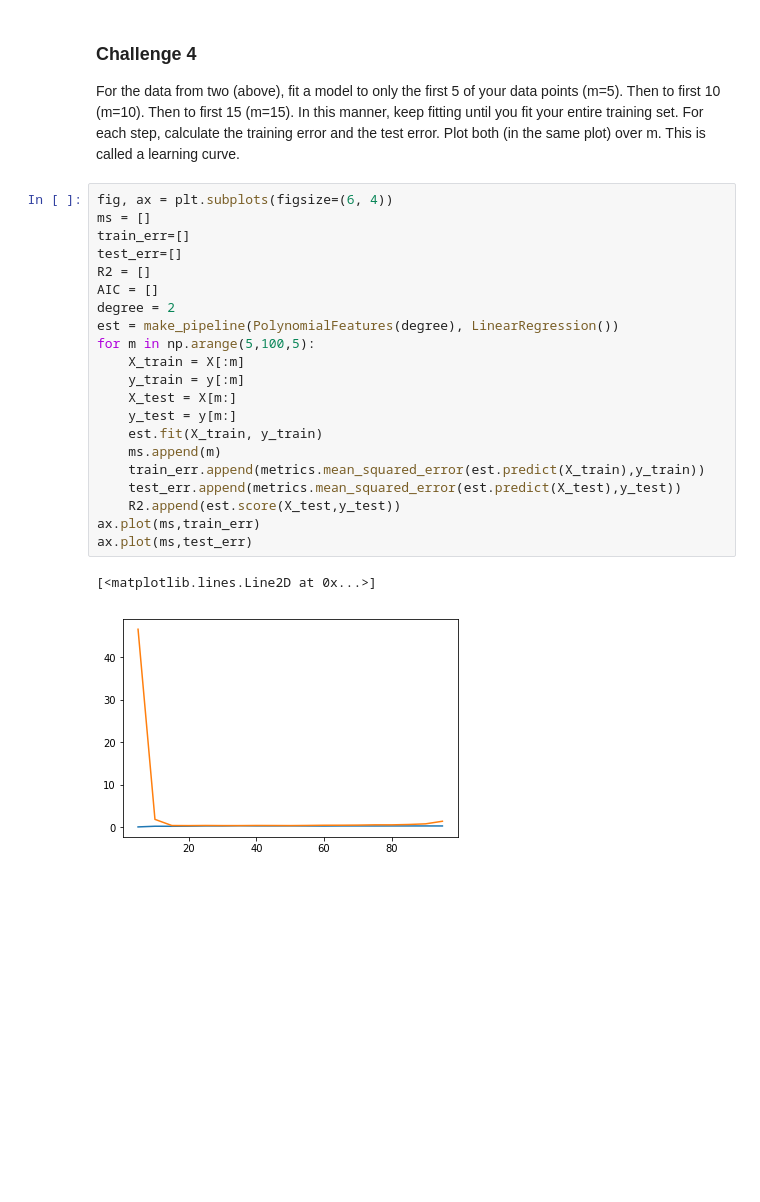
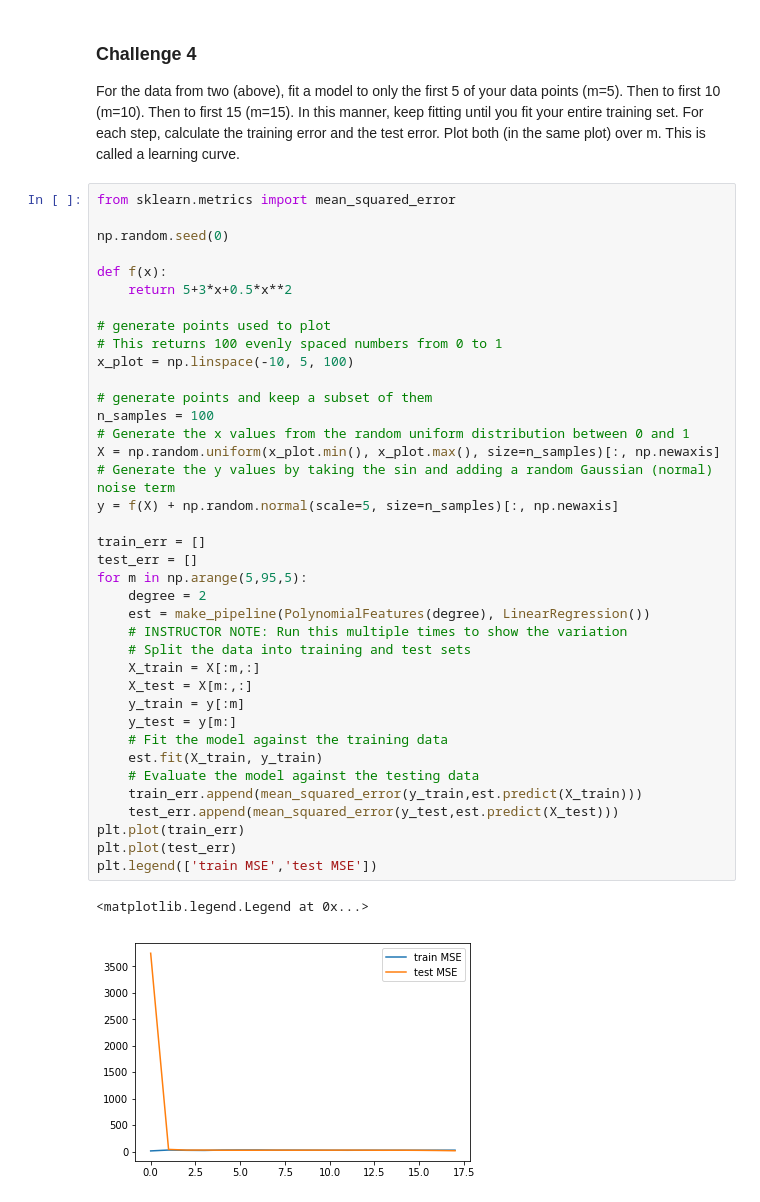
Before and after one commit to sealoving/Liang_Metis, a Jupyter notebook: challenges/q06_linear_learning.ipynb, the cells around one changed output. Saved outputs shown, nothing was run; the diff lists cells and outputs as text; blank space fills up the shorter version.

```diff
--- a/challenges/q06_linear_learning.ipynb
+++ b/challenges/q06_linear_learning.ipynb
@@ -194,27 +202,44 @@ ax[0,1].scatter(degrees,R2)
 # %% [markdown]
 ### Challenge 4
 For the data from two (above), fit a model to only the first 5 of your data points (m=5). Then to first 10 (m=10). Then to first 15 (m=15). In this manner, keep fitting until you fit your entire training set. For each step, calculate the training error and the test error. Plot both (in the same plot) over m. This is called a learning curve.
-# %%
-fig, ax = plt.subplots(figsize=(6, 4))
-ms = []
-train_err=[]
-test_err=[]
-R2 = []
-AIC = []
-degree = 2
-est = make_pipeline(PolynomialFeatures(degree), LinearRegression())
-for m in np.arange(5,100,5):
-    X_train = X[:m]
-    y_train = y[:m]
-    X_test = X[m:]
-    y_test = y[m:]
-    est.fit(X_train, y_train)
-    ms.append(m)
-    train_err.append(metrics.mean_squared_error(est.predict(X_train),y_train))
-    test_err.append(metrics.mean_squared_error(est.predict(X_test),y_test))
-    R2.append(est.score(X_test,y_test))
-ax.plot(ms,train_err)
-ax.plot(ms,test_err)
-# %% [output]
-[<matplotlib.lines.Line2D at 0x...>]
-[figure, removed]
+# %%
+from sklearn.metrics import mean_squared_error
+
+np.random.seed(0)
+
+def f(x):
+    return 5+3*x+0.5*x**2
+
+# generate points used to plot
+# This returns 100 evenly spaced numbers from 0 to 1
+x_plot = np.linspace(-10, 5, 100)
+
+# generate points and keep a subset of them
+n_samples = 100
+# Generate the x values from the random uniform distribution between 0 and 1
+X = np.random.uniform(x_plot.min(), x_plot.max(), size=n_samples)[:, np.newaxis]
+# Generate the y values by taking the sin and adding a random Gaussian (normal) noise term
+y = f(X) + np.random.normal(scale=5, size=n_samples)[:, np.newaxis]
+
+train_err = []
+test_err = []
+for m in np.arange(5,95,5):
+    degree = 2
+    est = make_pipeline(PolynomialFeatures(degree), LinearRegression())
+    # INSTRUCTOR NOTE: Run this multiple times to show the variation
+    # Split the data into training and test sets
+    X_train = X[:m,:]
+    X_test = X[m:,:]
+    y_train = y[:m]
+    y_test = y[m:]
+    # Fit the model against the training data
+    est.fit(X_train, y_train)
+    # Evaluate the model against the testing data
+    train_err.append(mean_squared_error(y_train,est.predict(X_train)))
+    test_err.append(mean_squared_error(y_test,est.predict(X_test)))
+plt.plot(train_err)
+plt.plot(test_err)
+plt.legend(['train MSE','test MSE'])
+# %% [output]
+<matplotlib.legend.Legend at 0x...>
+[figure, added]
```
Also changed, not shown: parts of 3 cells of this notebook.
